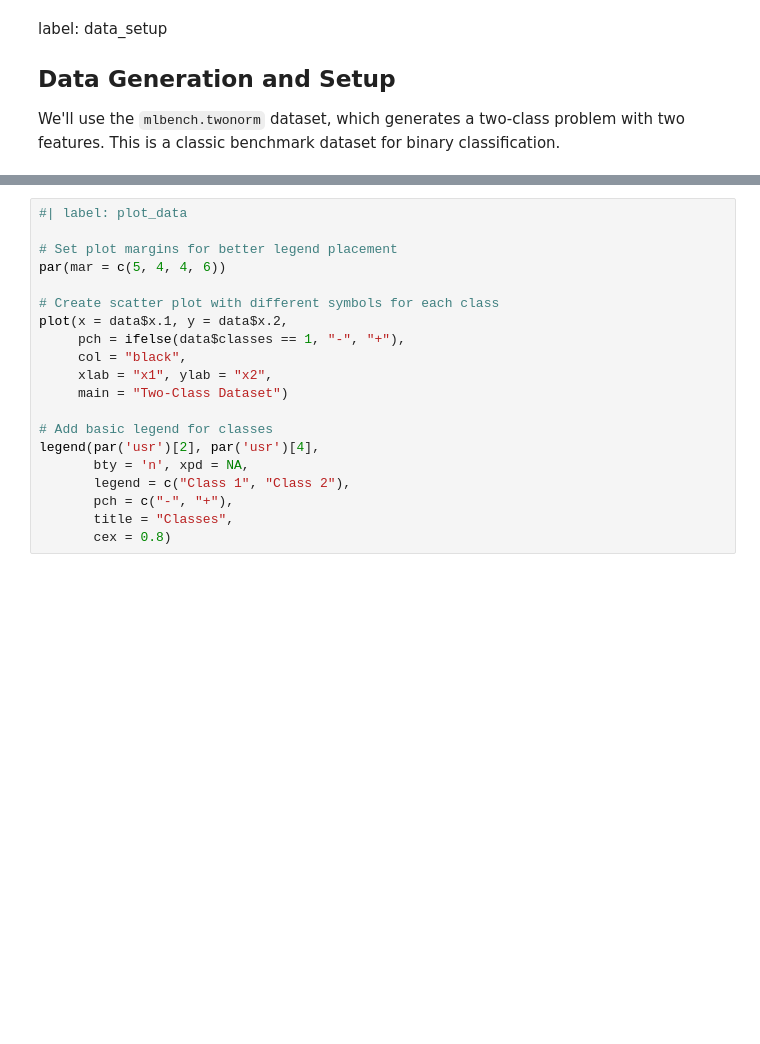
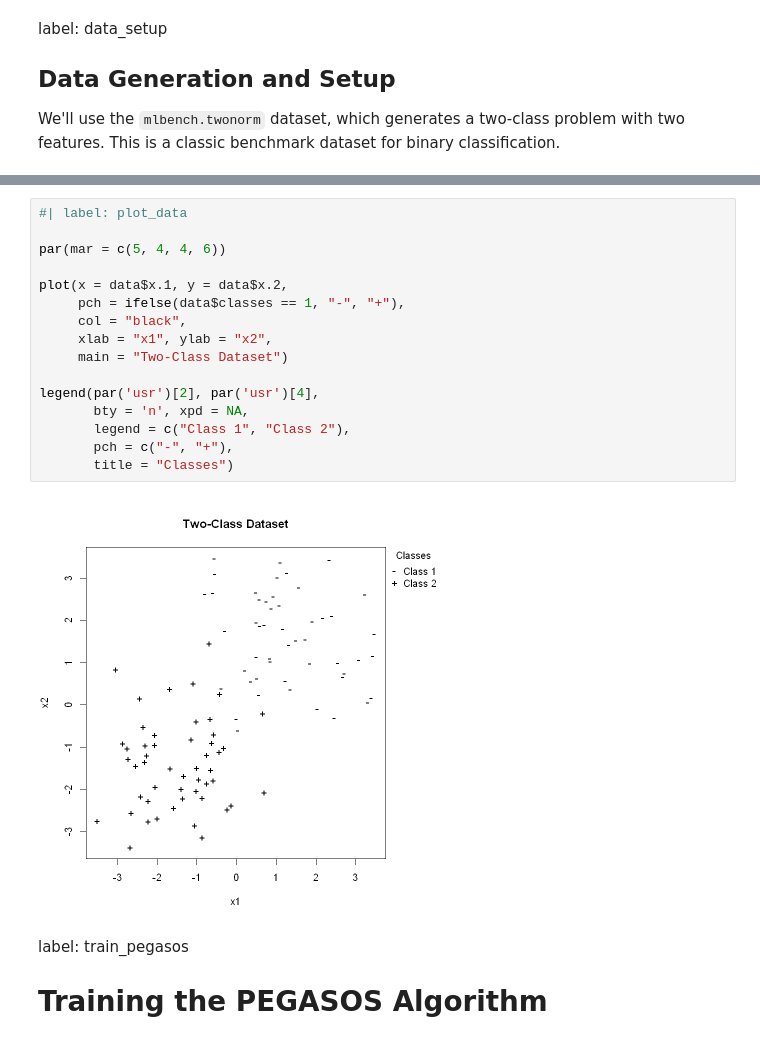
Before and after one commit to slds-lmu/lecture_sl, a Jupyter notebook: exercises/svm-quarto/sol_svm_1_R.ipynb, the cells around one changed output, grey strips where cells are left out. Drawn from its saved outputs; the diff is of its cells as text; blank space fills up the shorter version.

```diff
--- a/exercises/svm-quarto/sol_svm_1_R.ipynb
+++ b/exercises/svm-quarto/sol_svm_1_R.ipynb
@@ -140,23 +126,24 @@ Classes: 2 1
 # %%
 #| label: plot_data
 
-# Set plot margins for better legend placement
 par(mar = c(5, 4, 4, 6))
 
-# Create scatter plot with different symbols for each class
 plot(x = data$x.1, y = data$x.2,
      pch = ifelse(data$classes == 1, "-", "+"),
      col = "black",
      xlab = "x1", ylab = "x2",
      main = "Two-Class Dataset")
 
-# Add basic legend for classes
 legend(par('usr')[2], par('usr')[4],
        bty = 'n', xpd = NA,
        legend = c("Class 1", "Class 2"),
        pch = c("-", "+"),
-       title = "Classes",
-       cex = 0.8)
+       title = "Classes")
+# %% [output]
+[figure, added]
+# %% [markdown]
+label: train_pegasos
+# Training the PEGASOS Algorithm
 # %%
 #| label: train_pegasos
 
```
Also changed, not shown: parts of 27 cells of this notebook.
